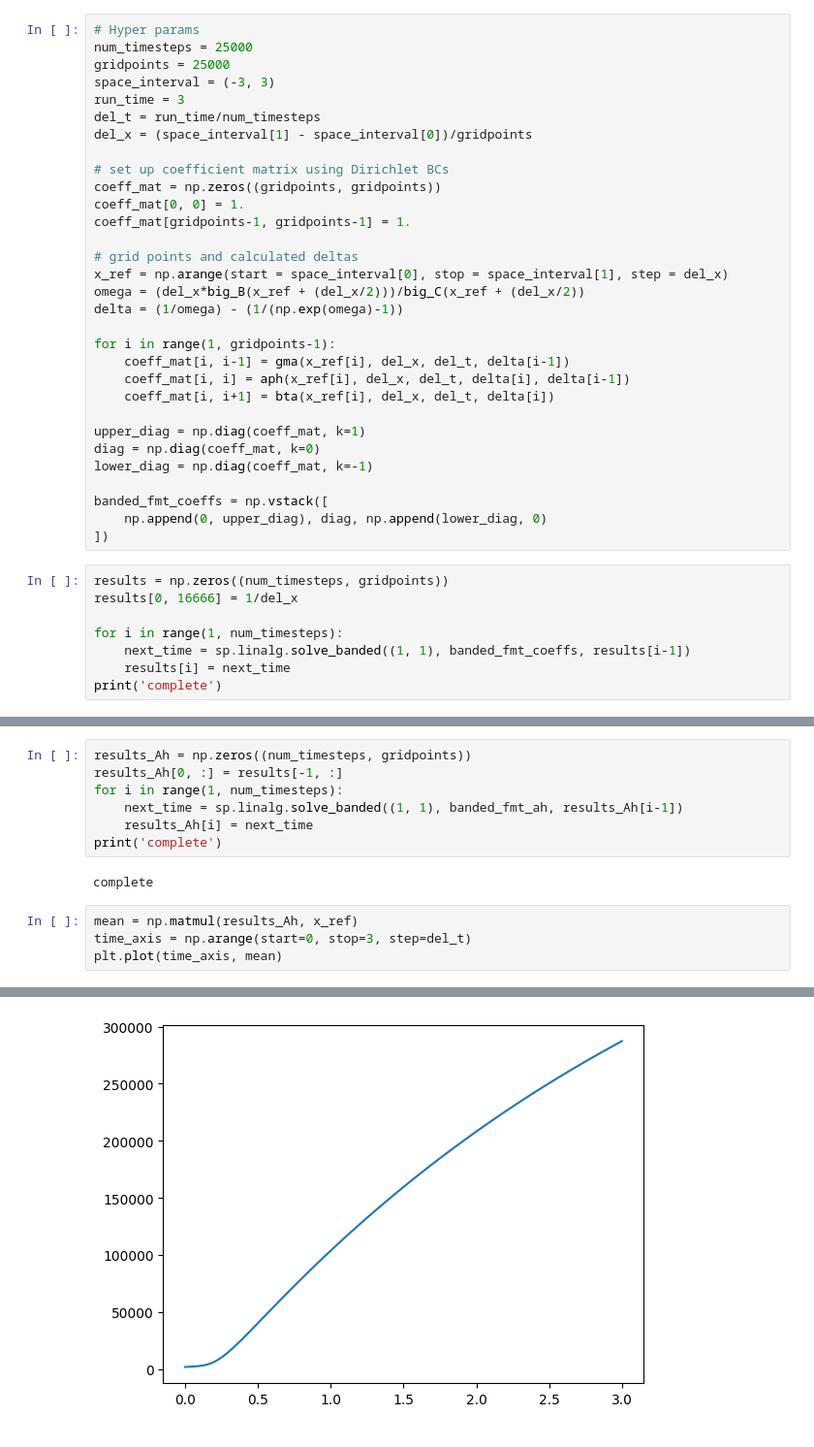
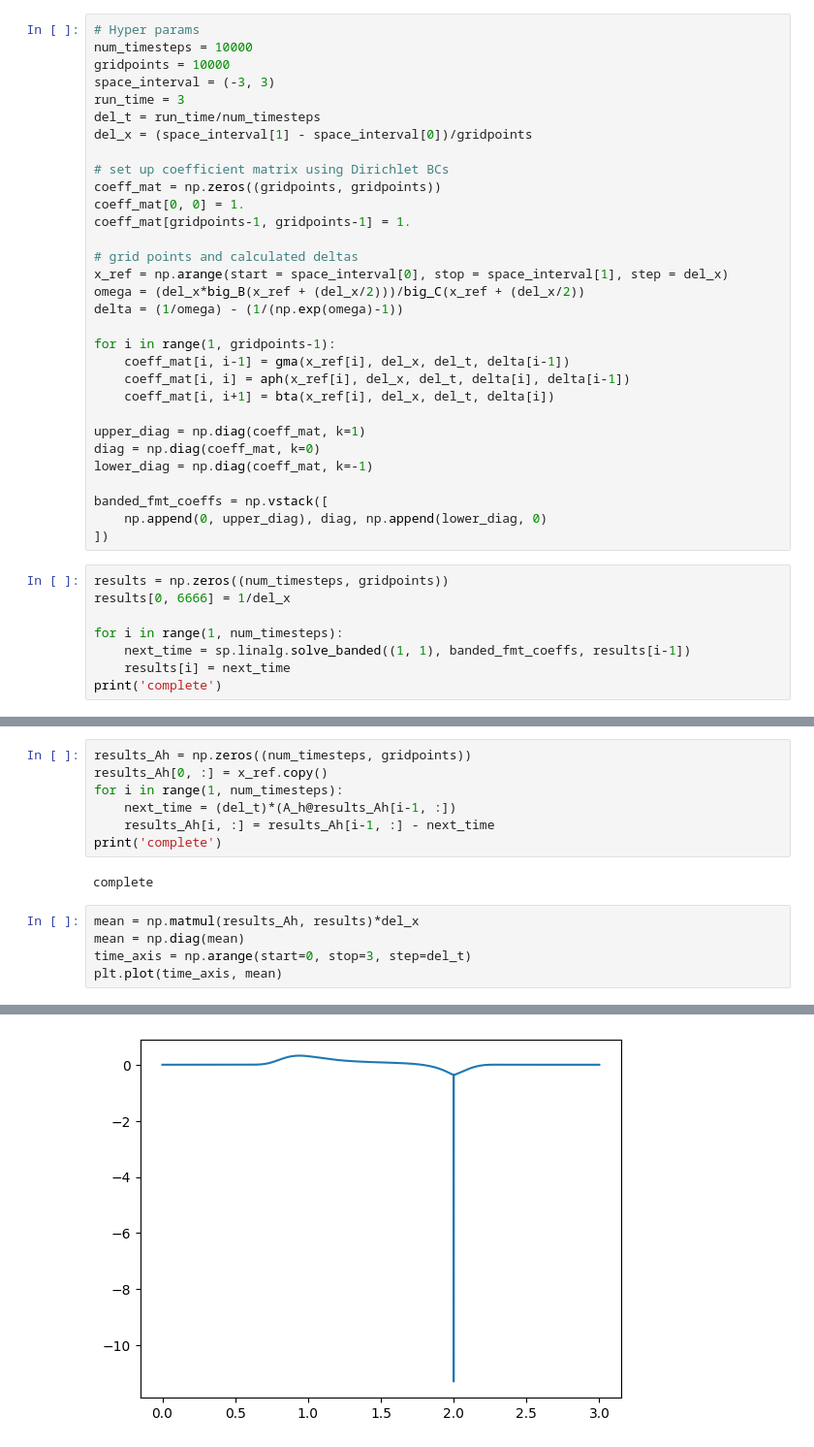
Before and after one commit to tcooley01/AERO729, a Jupyter notebook: HW3Files/hw3plots.ipynb, the cells around one changed output, grey strips where cells are left out. Shown at 97% size. Cells and saved outputs as stored; diff of their text form.

```diff
--- a/HW3Files/hw3plots.ipynb
+++ b/HW3Files/hw3plots.ipynb
@@ -189,8 +189,8 @@ def gma(x, d_x, d_t, delta_last):
     return (d_t/d_x)*(term_1 + term_2)
 # %%
 # Hyper params
-num_timesteps = 25000
-gridpoints = 25000
+num_timesteps = 10000
+gridpoints = 10000
 space_interval = (-3, 3)
 run_time = 3
 del_t = run_time/num_timesteps
@@ -220,7 +220,7 @@ banded_fmt_coeffs = np.vstack([
 ])
 # %%
 results = np.zeros((num_timesteps, gridpoints))
-results[0, 16666] = 1/del_x
+results[0, 6666] = 1/del_x
 
 for i in range(1, num_timesteps):
     next_time = sp.linalg.solve_banded((1, 1), banded_fmt_coeffs, results[i-1])
@@ -261,18 +261,19 @@ banded_fmt_ah = np.vstack([
 ])
 # %%
 results_Ah = np.zeros((num_timesteps, gridpoints))
-results_Ah[0, :] = results[-1, :]
+results_Ah[0, :] = x_ref.copy()
 for i in range(1, num_timesteps):
-    next_time = sp.linalg.solve_banded((1, 1), banded_fmt_ah, results_Ah[i-1])
-    results_Ah[i] = next_time
+    next_time = (del_t)*(A_h@results_Ah[i-1, :])
+    results_Ah[i, :] = results_Ah[i-1, :] - next_time
 print('complete')
 # %% [output]
 complete
 # %%
-mean = np.matmul(results_Ah, x_ref)
+mean = np.matmul(results_Ah, results)*del_x
+mean = np.diag(mean)
 time_axis = np.arange(start=0, stop=3, step=del_t)
 plt.plot(time_axis, mean)
 # %% [output]
 [<matplotlib.lines.Line2D at 0x...>]
-[figure, old version]
+[figure, new version]
 # %%
```
Also changed, not shown: parts of 3 cells of this notebook.
